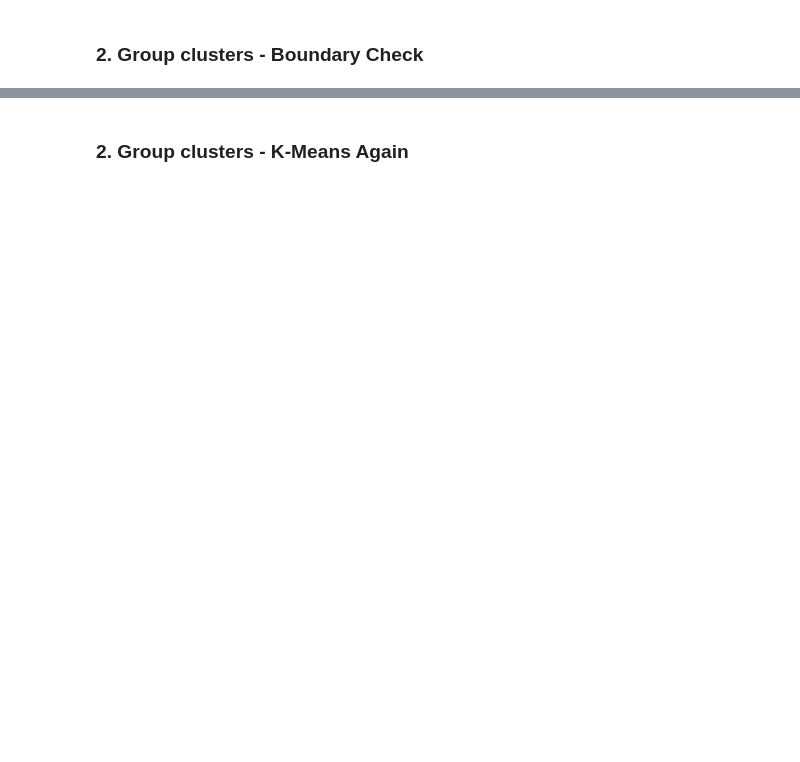
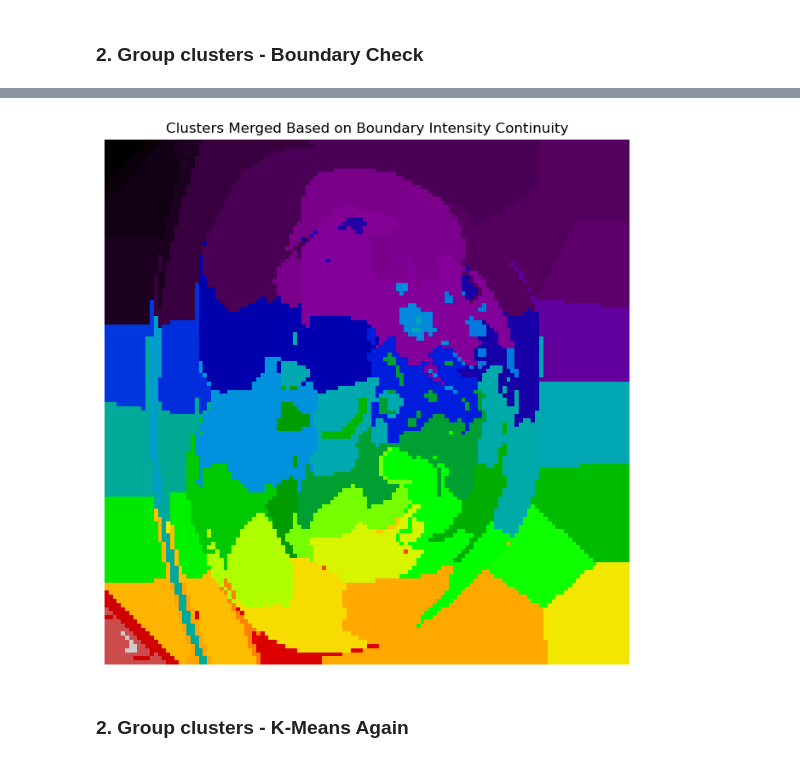
Before and after one commit to 54CHA-PJ/ECN-Challenge-Data-IRM, a Jupyter notebook: test_ml.ipynb, the cells around one changed output, grey strips where cells are left out. Drawn from its saved outputs; the diff is of its cells as text; code cells hidden in the pictures; blank space fills up the shorter version.

```diff
--- a/test_ml.ipynb
+++ b/test_ml.ipynb
@@ -291,3 +256,82 @@ plt.show()
+# %%
+import numpy as np
+import networkx as nx
+from skimage.measure import regionprops
+from skimage.morphology import dilation, square
+import matplotlib.pyplot as plt
+
+# Function to build RAG using `networkx`
+def build_rag_mean_color(image, labels):
+    rag = nx.Graph()
+    regions = regionprops(labels, intensity_image=image)
+
+    # Add nodes with mean intensity as attributes
+    for region in regions:
+        rag.add_node(region.label, mean_intensity=region.mean_intensity)
+
+    # Add edges based on adjacency
+    for src in rag.nodes:
+        src_mask = (labels == src)
+        for dst in rag.nodes:
+            if src >= dst:
+                continue
+            dst_mask = (labels == dst)
+            # Check adjacency using dilation
+            if np.any(dilation(src_mask, square(3)) & dst_mask):
+                rag.add_edge(src, dst)
+
+    return rag
+
+# Function to compute boundary intensity difference
+def boundary_intensity_difference(rag, src, dst):
+    src_mask = (segmented_image == src)
+    dst_mask = (segmented_image == dst)
+
+    # Boundary masks
+    src_boundary = src_mask & dilation(dst_mask, square(5))
+    dst_boundary = dst_mask & dilation(src_mask, square(5))
+
+    # Boundary intensities
+    src_boundary_intensity = preprocessed_image[src_boundary]
+    dst_boundary_intensity = preprocessed_image[dst_boundary]
+
+    # Compute mean intensity difference
+    if src_boundary_intensity.size > 0 and dst_boundary_intensity.size > 0:
+        intensity_diff = np.abs(src_boundary_intensity.mean() - dst_boundary_intensity.mean())
+    else:
+        intensity_diff = np.inf  # No boundary pixels
+
+    return intensity_diff
+
+# Build RAG
+rag = build_rag_mean_color(preprocessed_image, segmented_image)
+
+# Compute weights for all edges
+for src, dst in rag.edges:
+    rag[src][dst]['weight'] = boundary_intensity_difference(rag, src, dst)
+
+# Threshold for merging regions
+threshold = 10
+
+# Merge regions based on threshold
+for src, dst, data in list(rag.edges(data=True)):
+    if data['weight'] < threshold:
+        nx.contracted_nodes(rag, src, dst, self_loops=False)
+
+# Map nodes to new regions
+new_labels = np.copy(segmented_image)
+for node in rag.nodes:
+    new_region = min(rag[node])  # Assign the minimum node as the label
+    new_labels[segmented_image == node] = new_region
+
+# Visualize the new segmented image
+plt.figure(figsize=(8, 8))
+plt.imshow(new_labels, cmap='nipy_spectral')
+plt.title('Clusters Merged Based on Boundary Intensity Continuity')
+plt.axis('off')
+plt.show()
+# %% [output]
+[figure, added]
 # %% [markdown]
 ### 2. Group clusters - K-Means Again
 # %%
```
Also changed, not shown: parts of 9 cells of this notebook, 1 other file.
